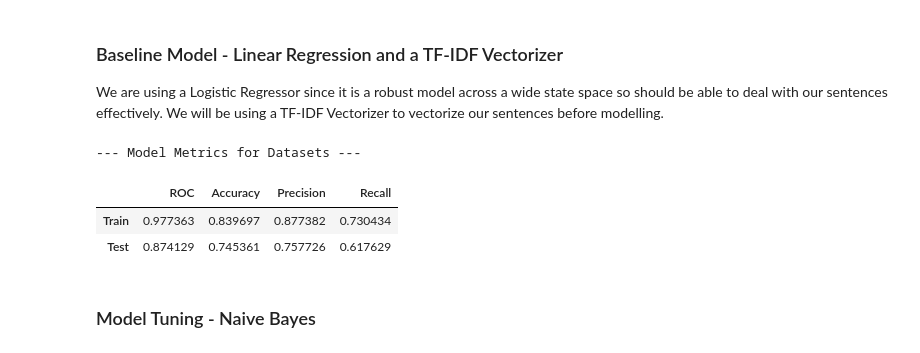
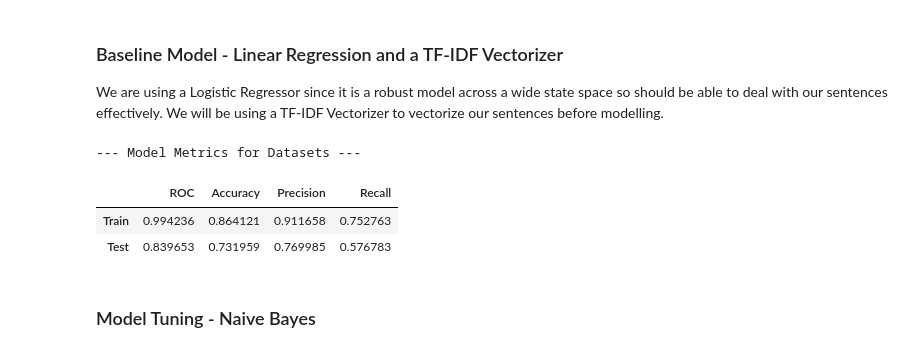
Before and after one commit to j4mes12/ITDA_Coursework, a Jupyter notebook: Task 1/Task 1.ipynb, the cells around one changed output. Cells and saved outputs as stored; diff of their text form; code cells hidden in the pictures.

```diff
--- a/Task 1/Task 1.ipynb
+++ b/Task 1/Task 1.ipynb
@@ -183,7 +189,7 @@ def text_preprocess(sentence: str):
     sentence = str(sentence).lower()
 
     # Remove non-letter characters and replace the abbreviation 'mn' for million
-    sentence = re.sub(r'[^a-zA-Z]',r' ', sentence)
+    sentence = re.sub(r'[^a-zA-Z\s]',r'', sentence)
     sentence = re.sub('mn', 'million', sentence)
 
     # Wordnet lemmatizer with position tagging to give context
@@ -201,3 +263,10 @@ vect_text_preprocess = np.vectorize(text_preprocess)
 clean_train_sentences = vect_text_preprocess(train_sentences)
 clean_test_sentences = vect_text_preprocess(test_sentences)
 clean_val_sentences = vect_text_preprocess(val_sentences)
+
+# Create
+X_train, X_test, X_val = create_modelling_feature(
+    clean_train_sentences,
+    clean_test_sentences,
+    clean_val_sentences
+    )
@@ -220,23 +280,28 @@ datasets = {
 ### Baseline Model - Linear Regression and a TF-IDF Vectorizer
 
 We are using a Logistic Regressor since it is a robust model across a wide state space so should be able to deal with our sentences effectively. We will be using a TF-IDF Vectorizer to vectorize our sentences before modelling.
+# %%
+# Make a dictionary for each train, tes and validation to make fitting and evaluation cleaner.
+train_data = {'X' : X_train.tocsr(), 'y' : train_labels}
+test_data = {'X' : X_test.tocsr(), 'y' : test_labels}
+val_data = {'X' : X_val.tocsr(), 'y' : val_labels}
+
+datasets = {
+    'train' : train_data,
+    'test' : test_data,
+    'val' : val_data
+    }
 # %%
 baseline_lr = LogisticRegression()
-baseline_tfidf = TfidfVectorizer()
 
-baseline_pipeline = Pipeline([
-    ('tfidf', baseline_tfidf),
-    ('lr', baseline_lr)
-])
+baseline_lr.fit(**train_data)
 
-baseline_pipeline.fit(**train_data)
-
-f.evaluate_model_on_ttv(baseline_pipeline, datasets)
+f.evaluate_model_on_ttv(baseline_lr, datasets)
 # %% [output]
 --- Model Metrics for Datasets ---
 |  | ROC | Accuracy | Precision | Recall |
-| Train | 0.977363 | 0.839697 | 0.877382 | 0.730434 |
-| Test | 0.874129 | 0.745361 | 0.757726 | 0.617629 |
+| Train | 0.994236 | 0.864121 | 0.911658 | 0.752763 |
+| Test | 0.839653 | 0.731959 | 0.769985 | 0.576783 |
 # %% [markdown]
 ### Model Tuning - Naive Bayes
 # %%
```
Also changed, not shown: parts of 19 cells of this notebook, 1 other file.
